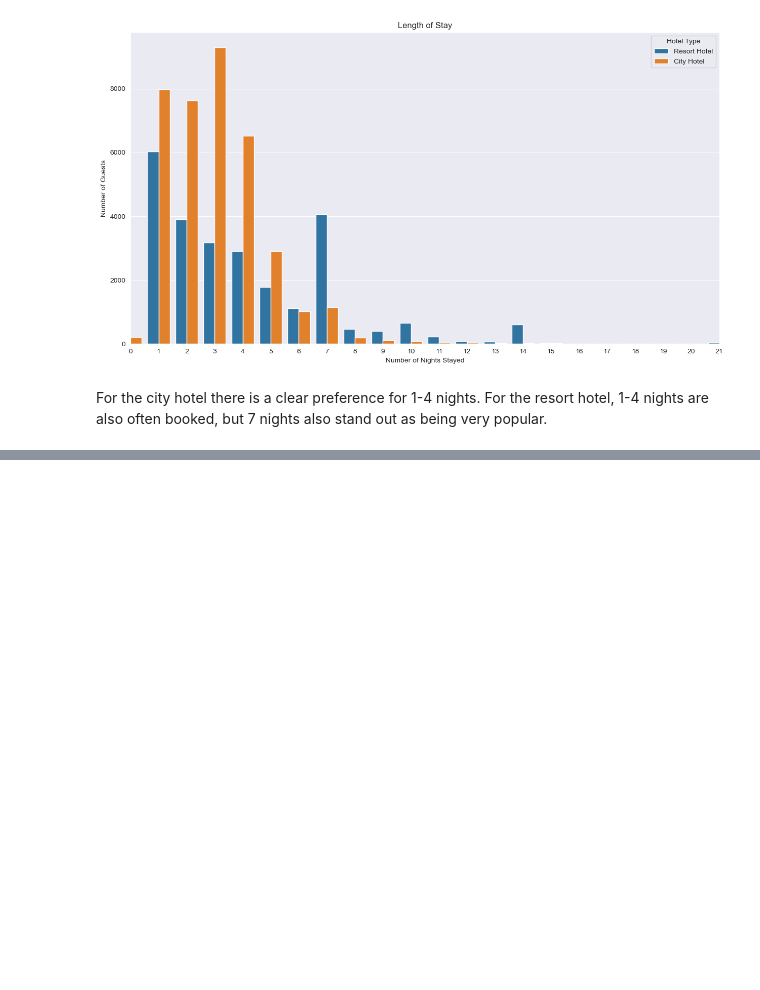
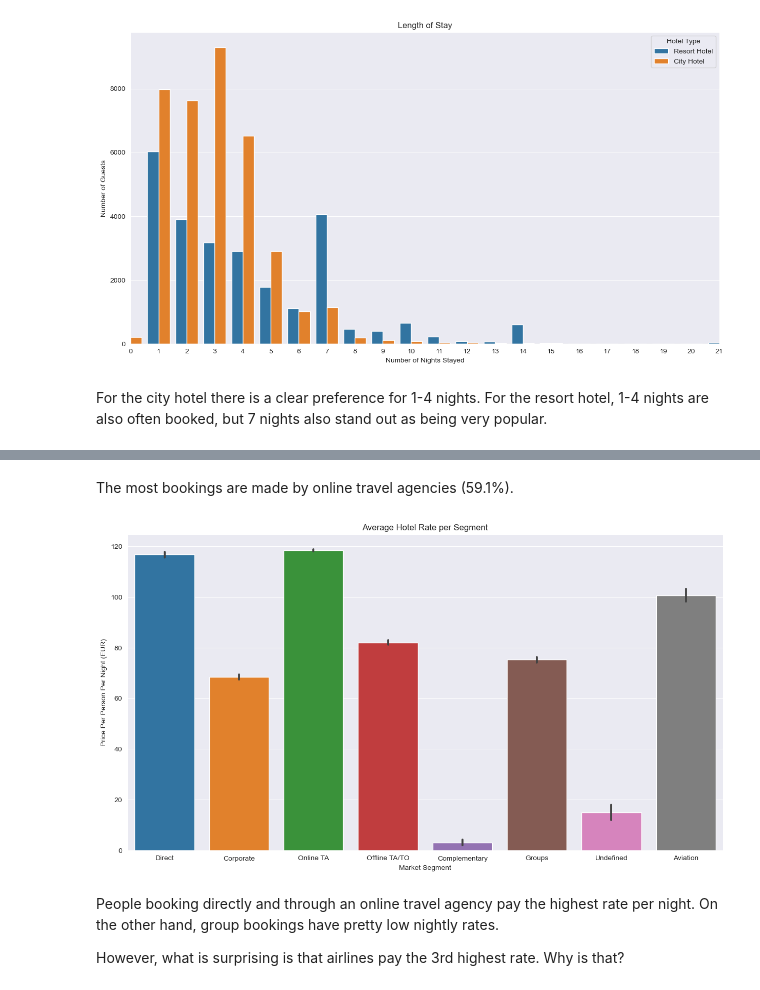
Before and after one commit to Rafsan7238/Data-Analysis_Data-Science_Projects, a Jupyter notebook: Python Projects/Applying ML to Predict Hotel Booking Cancellations/Analysing Hotel Cancellations.ipynb, the cells around one changed output, grey strips where cells are left out. Cells and saved outputs as stored; diff of their text form; code cells hidden in the pictures; blank space fills up the shorter version.

```diff
--- a/Python Projects/Applying ML to Predict Hotel Booking Cancellations/Analysing Hotel Cancellations.ipynb
+++ b/Python Projects/Applying ML to Predict Hotel Booking Cancellations/Analysing Hotel Cancellations.ipynb
@@ -286,0 +309,16 @@ For the resort hotel, 1-4 nights are also often booked, but 7 nights also stand
+# %% [markdown]
+The most bookings are made by online travel agencies (59.1%).
+# %%
+plt.figure(figsize=(15,8))
+
+sns.barplot(data, x='market_segment', y='adr', estimator='mean')
+plt.xlabel('Market Segment')
+plt.ylabel('Price Per Person Per Night (EUR)')
+plt.title('Average Hotel Rate per Segment')
+plt.show()
+# %% [output]
+[figure, added]
+# %% [markdown]
+People booking directly and through an online travel agency pay the highest rate per night. On the other hand, group bookings have pretty low nightly rates.
+
+However, what is surprising is that airlines pay the 3rd highest rate. Why is that?
```
Also changed, not shown: parts of 3 cells of this notebook.
